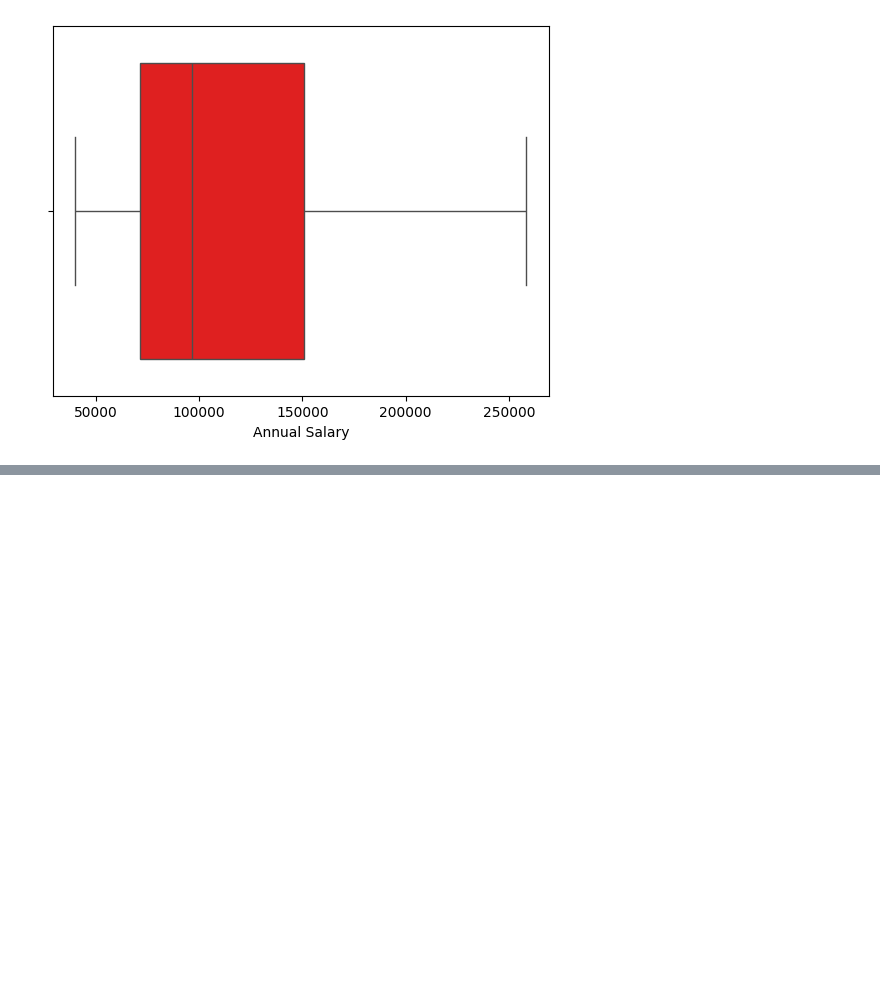
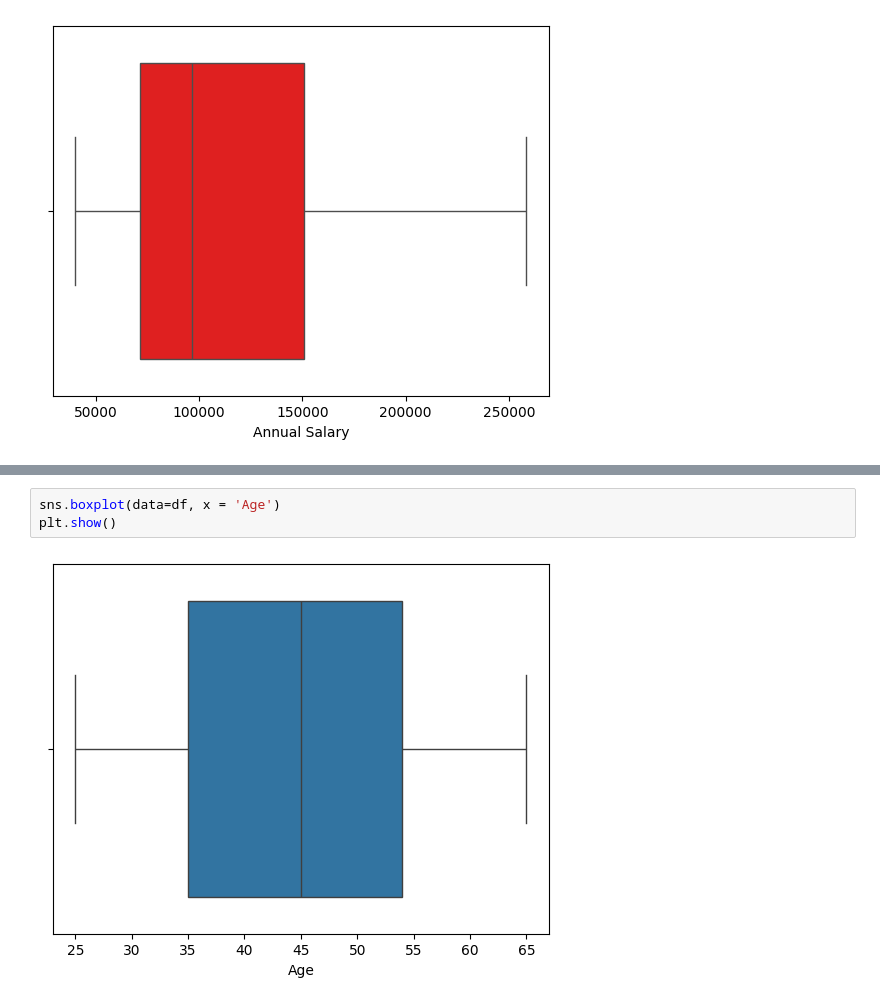
Before and after one commit to AftabQuant/Machine-Learning-Chronicles, a Jupyter notebook: Machine Learning Hub/Data Science Course/Statistics Concept/Skewness Distribution.ipynb, the cells around one changed output, grey strips where cells are left out. Drawn from its saved outputs; the diff is of its cells as text; blank space fills up the shorter version.

```diff
--- a/Machine Learning Hub/Data Science Course/Statistics Concept/Skewness Distribution.ipynb
+++ b/Machine Learning Hub/Data Science Course/Statistics Concept/Skewness Distribution.ipynb
@@ -55,0 +68,5 @@ plt.show()
+# %%
+sns.boxplot(data=df, x = 'Age')
+plt.show()
+# %% [output]
+[figure, added]
```
Also changed, not shown: parts of 2 cells of this notebook, 3 other files.
